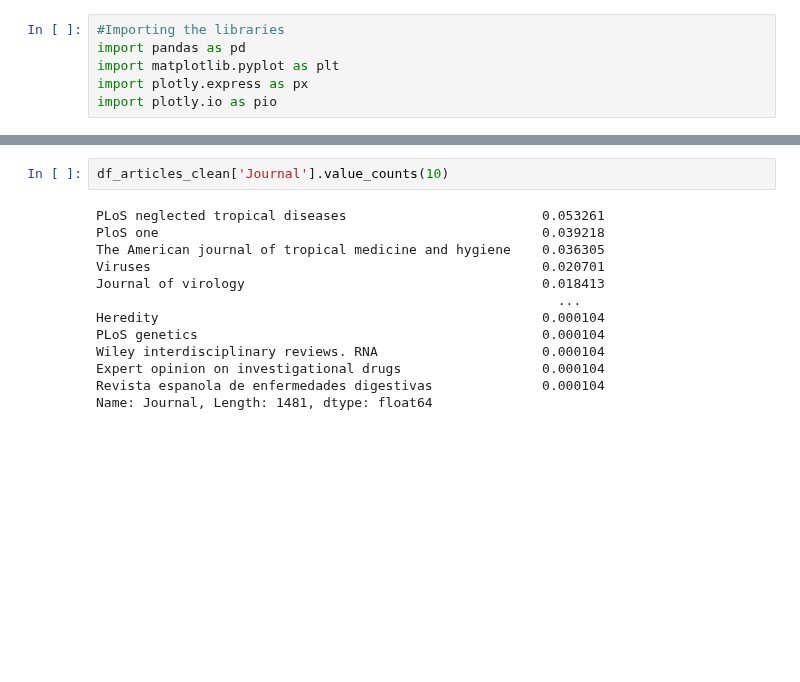
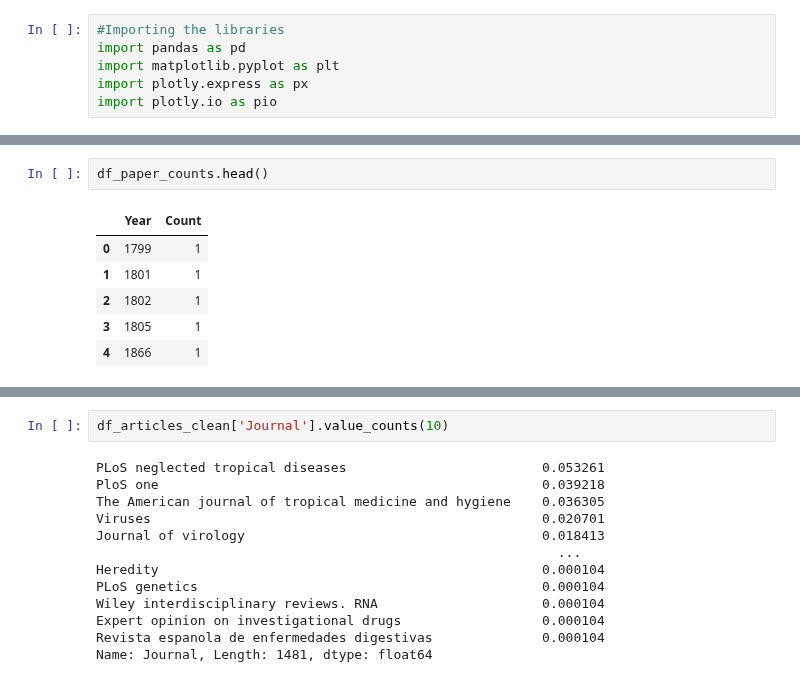
Before and after one commit to gnc506/Skills_Assessment, a Jupyter notebook: Skills_Assessment_2_asha.ipynb, the cells around one changed output, grey strips where cells are left out. Drawn from its saved outputs; the diff is of its cells as text; blank space fills up the shorter version.

```diff
--- a/Skills_Assessment_2_asha.ipynb
+++ b/Skills_Assessment_2_asha.ipynb
@@ -41 +39,10 @@ df_articles.head(), df_authors.head(), df_paper_counts.head()
+# %%
+df_paper_counts.head()
+# %% [output]
+|  | Year | Count |
+| 0 | 1799 | 1 |
+| 1 | 1801 | 1 |
+| 2 | 1802 | 1 |
+| 3 | 1805 | 1 |
+| 4 | 1866 | 1 |
 # %%
```
Also changed, not shown: parts of 8 cells of this notebook.
